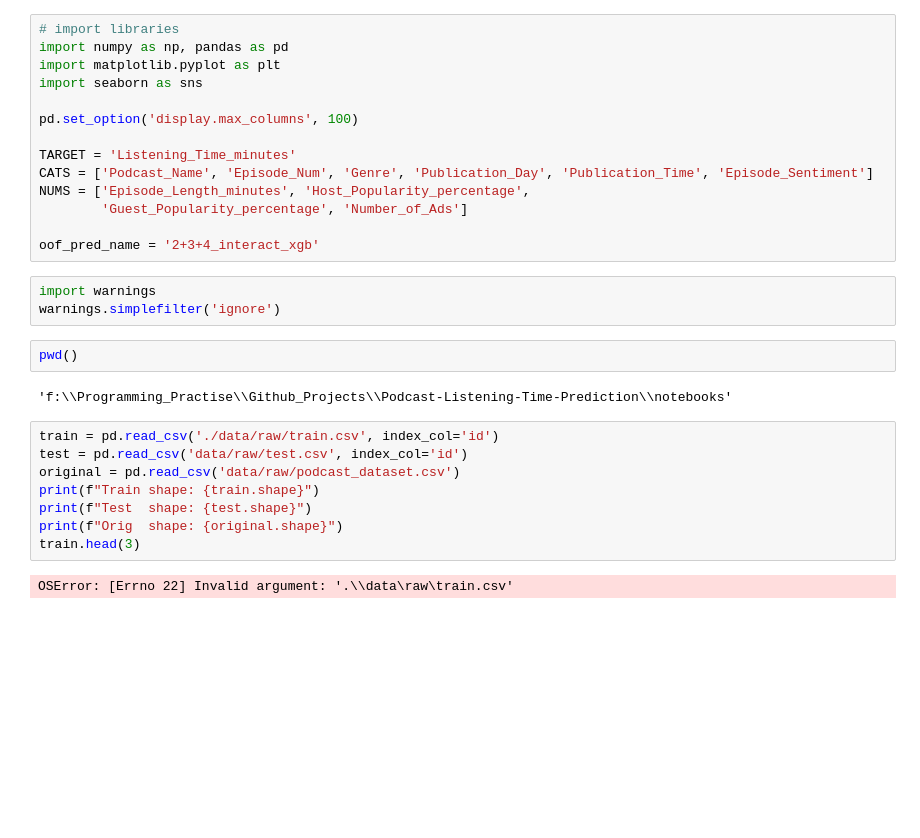
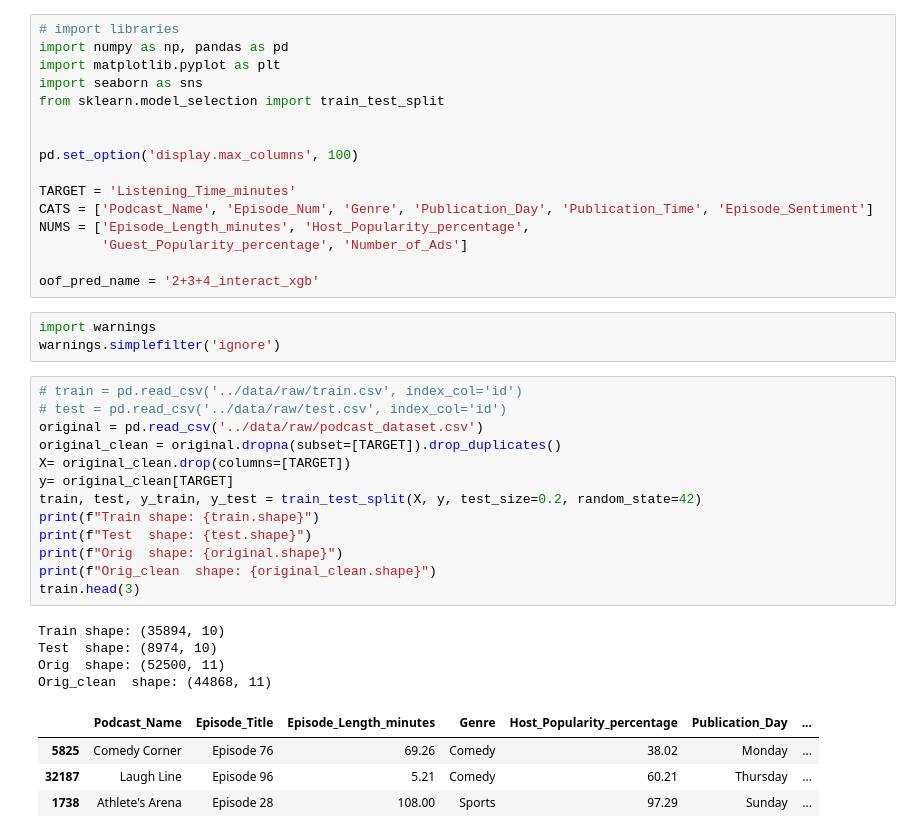
Before and after one commit to NitinNandeshwar/Podcast-Listening-Time-Prediction, a Jupyter notebook: notebooks/exp-nb-1.1.ipynb, the cells around one changed output. Drawn from its saved outputs; the diff is of its cells as text; blank space fills up the shorter version.

```diff
--- a/notebooks/exp-nb-1.1.ipynb
+++ b/notebooks/exp-nb-1.1.ipynb
@@ -3,6 +3,8 @@
 import numpy as np, pandas as pd
 import matplotlib.pyplot as plt
 import seaborn as sns
+from sklearn.model_selection import train_test_split
+
 
 pd.set_option('display.max_columns', 100)
 
@@ -15,17 +17,25 @@ oof_pred_name = '2+3+4_interact_xgb'
 # %%
 import warnings
 warnings.simplefilter('ignore')
-# %%
-pwd()
-# %% [output]
-'f:\\Programming_Practise\\Github_Projects\\Podcast-Listening-Time-Prediction\\notebooks'
 # %%
-train = pd.read_csv('./data/raw/train.csv', index_col='id')
-test = pd.read_csv('data/raw/test.csv', index_col='id')
-original = pd.read_csv('data/raw/podcast_dataset.csv')
+# train = pd.read_csv('../data/raw/train.csv', index_col='id')
+# test = pd.read_csv('../data/raw/test.csv', index_col='id')
+original = pd.read_csv('../data/raw/podcast_dataset.csv')
+original_clean = original.dropna(subset=[TARGET]).drop_duplicates()
+X= original_clean.drop(columns=[TARGET])
+y= original_clean[TARGET]
+train, test, y_train, y_test = train_test_split(X, y, test_size=0.2, random_state=42)
 print(f"Train shape: {train.shape}")
 print(f"Test  shape: {test.shape}")
 print(f"Orig  shape: {original.shape}")
+print(f"Orig_clean  shape: {original_clean.shape}")
 train.head(3)
 # %% [output]
-OSError: [Errno 22] Invalid argument: '.\\data\raw\train.csv'
+Train shape: (35894, 10)
+Test  shape: (8974, 10)
+Orig  shape: (52500, 11)
+Orig_clean  shape: (44868, 11)
+|  | Podcast_Name | Episode_Title | Episode_Length_minutes | Genre | Host_Popularity_percentage | Publication_Day | ... |
+| 5825 | Comedy Corner | Episode 76 | 69.26 | Comedy | 38.02 | Monday | ... |
+| 32187 | Laugh Line | Episode 96 | 5.21 | Comedy | 60.21 | Thursday | ... |
+| 1738 | Athlete's Arena | Episode 28 | 108.00 | Sports | 97.29 | Sunday | ... |
```
Also changed, not shown: parts of 17 cells of this notebook, 10 other files.
